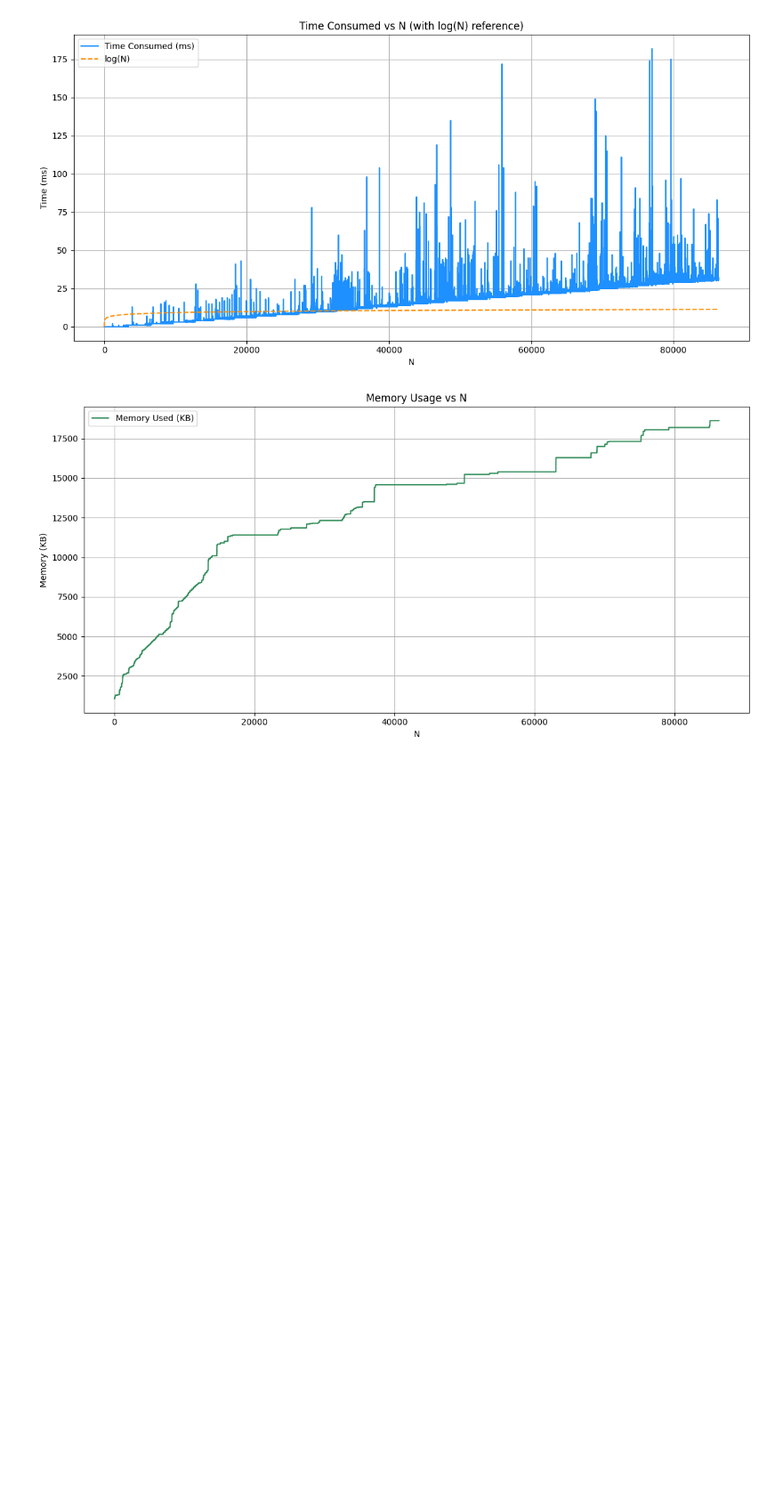
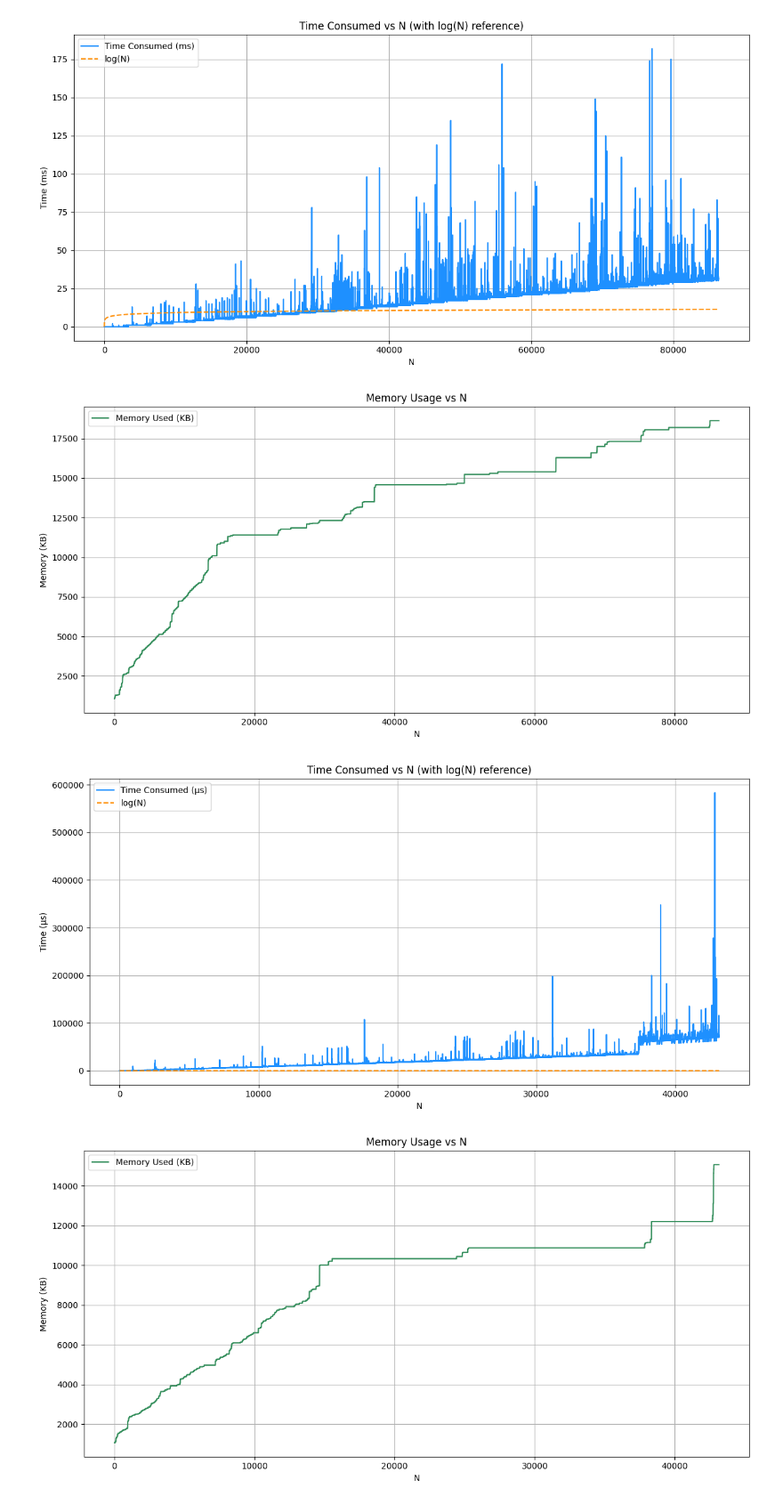
Before and after one commit to solo-daemon/algorithm-analysis-assignment, a Jupyter notebook: performance.ipynb, the cells around one changed output. Shown at 89% size. Cells and saved outputs as stored; diff of their text form; code cells hidden in the pictures; blank space fills up the shorter version.

Commit message:
generate report and data, fix cli

```diff
--- a/performance.ipynb
+++ b/performance.ipynb
@@ -40,3 +40,41 @@ plt.show()
 # %% [output]
 [figure]
 [figure]
+# %%
+# Load and sort data
+df = pd.read_csv('set_performance_data.csv')
+df = df.sort_values(by='N')
+
+# Extract NumPy arrays
+N = df['N'].to_numpy()
+time_ms = df['TimeConsumed(μs)'].to_numpy()
+memory_kb = df['MemoryUsed(KB)'].to_numpy()
+log_n = np.log(N)
+
+# --- Plot 1: Time vs N with log(N) ---
+plt.figure(figsize=(12, 6))
+plt.plot(N, time_ms, label='Time Consumed (μs)', color='dodgerblue')
+plt.plot(N, log_n, label='log(N)', linestyle='--', color='darkorange')
+plt.xlabel('N')
+plt.ylabel('Time (μs)')
+plt.title('Time Consumed vs N (with log(N) reference)')
+plt.legend()
+plt.grid(True)
+plt.tight_layout()
+plt.savefig('time_vs_n_with_logn.png')
+plt.show()
+
+# --- Plot 2: Memory vs N ---
+plt.figure(figsize=(12, 6))
+plt.plot(N, memory_kb, label='Memory Used (KB)', color='seagreen')
+plt.xlabel('N')
+plt.ylabel('Memory (KB)')
+plt.title('Memory Usage vs N')
+plt.legend()
+plt.grid(True)
+plt.tight_layout()
+plt.savefig('memory_vs_n.png')
+plt.show()
+# %% [output]
+[figure, added]
+[figure, added]
```
Also changed, not shown: 2 other files.
